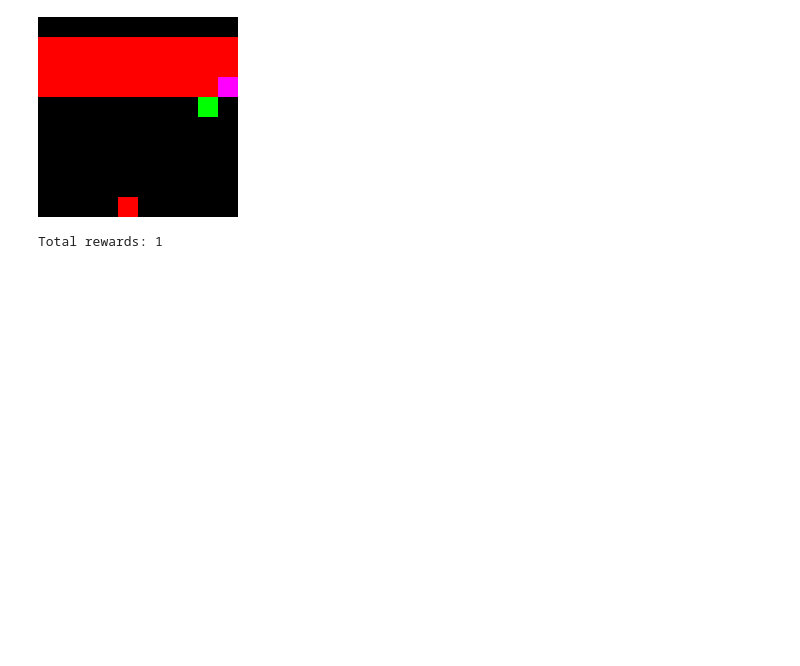
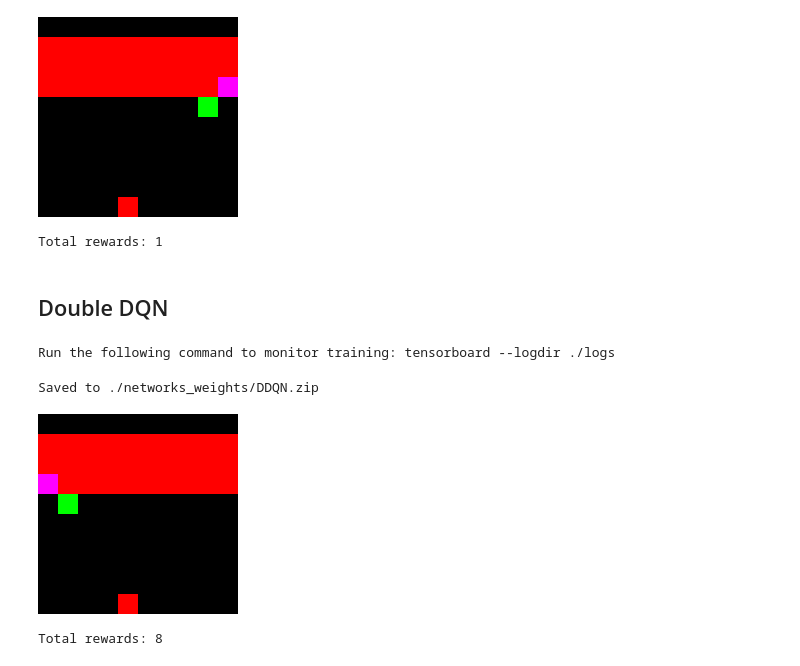
Before and after one commit to leleogere/rl-breakout, a Jupyter notebook: train_agent.ipynb, the cells around one changed output. Drawn from its saved outputs; the diff is of its cells as text; code cells hidden in the pictures; blank space fills up the shorter version.

Commit message:
Add double DQN

```diff
--- a/train_agent.ipynb
+++ b/train_agent.ipynb
@@ -89,3 +87,5 @@ play_game(env, dqn)
 # %% [output]
 [figure]
 Total rewards: 1
+# %% [markdown]
+## Double DQN
@@ -91,0 +94,18 @@ Total rewards: 1
+# %%
+from agents.double_dqn import DoubleDQNAgent
+
+ddqn = DoubleDQNAgent(env, gamma=0.999, batch_size=256, epsilon_min=0.002)
+# ddqn = DoubleDQNAgent.load('ddqn_path')
+# %% [output]
+Run the following command to monitor training: tensorboard --logdir ./logs
+# %%
+ddqn.train(5_000)
+# %%
+ddqn.save(ddqn_path, override=True, save_memory=True)
+# %% [output]
+Saved to ./networks_weights/DDQN.zip
+# %%
+play_game(env, ddqn, path='./ddqn.gif')
+# %% [output]
+[figure, added]
+Total rewards: 8
```
Also changed, not shown: parts of 11 cells of this notebook, 1 other file.
